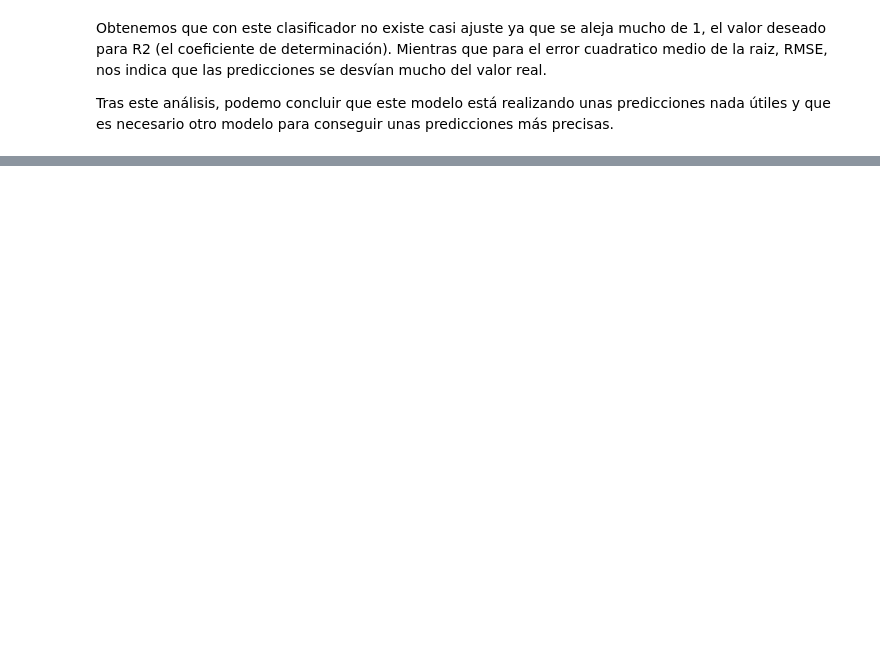
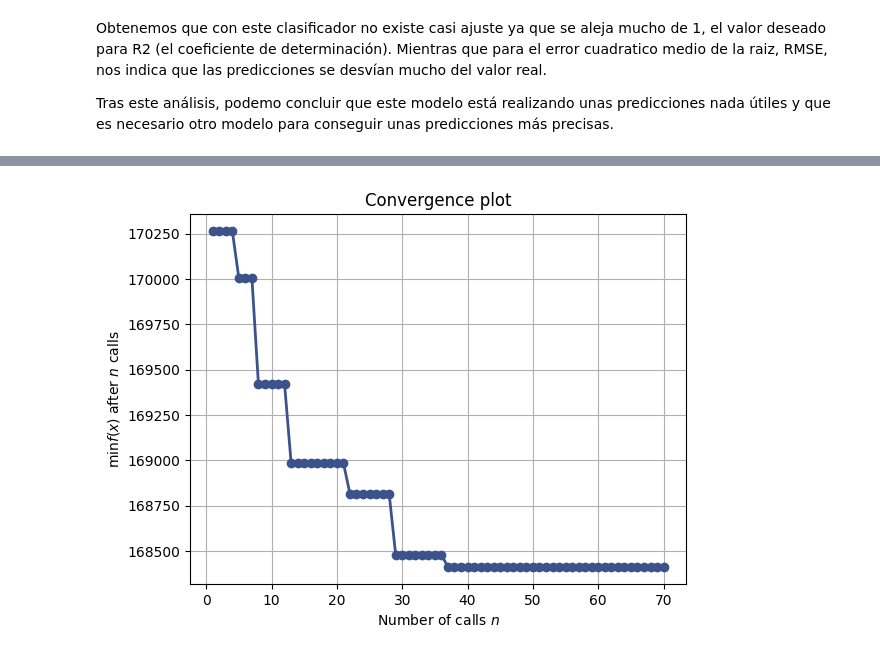
Before and after one commit to celiiaaa/Energy_Prediction_System, a Jupyter notebook: main.ipynb, the cells around one changed output, grey strips where cells are left out. Saved outputs shown, nothing was run; the diff lists cells and outputs as text; code cells hidden in the pictures; blank space fills up the shorter version.

Commit message:
modelos

```diff
--- a/main.ipynb
+++ b/main.ipynb
@@ -372,0 +610,15 @@ y_pred = dummy_regr.predict(X_test)
+# %%
+regr_svm_radial = SVR()
+np.random.seed(49)
+
+# Entrenamos el modelo
+regr_svm_radial.fit(X_train_scaled, y_train)
+# Obtenemos las predicciones sobre el conjunto de prueba
+y_test_pred = regr_svm_radial.predict(X_test_scaled)
+# Métricas de evaluación
+rmse_svm_radial = np.sqrt(metrics.mean_squared_error(y_test, y_test_pred))
+r2_svm_radial = metrics.r2_score(y_test, y_test_pred)
+
+# Imprimimos resultados
+print(f"RMSE of the tree: {rmse_svm_radial}")
+print(f"R2 of the tree: {r2_svm_radial}")
@@ -372,0 +716,23 @@ y_pred = dummy_regr.predict(X_test)
+# %%
+from skopt import BayesSearchCV
+from skopt.space import Integer
+from sklearn.model_selection import KFold
+np.int = int
+
+# Search space with integer uniform distributions
+param_grid = {'max_depth': Integer(2,20),
+              'min_samples_split': Integer(20,100)}
+
+inner = KFold(n_splits=3, shuffle=True, random_state=42)
+
+# Cambiamos otra vez el budget y el tipo de busqueda
+budget = 70
+regr_tree_hpo_bayes = BayesSearchCV(tree.DecisionTreeRegressor(),
+                    param_grid,
+                    scoring='neg_mean_squared_error',
+                    cv=inner,
+                    n_jobs=-1, verbose=1,
+                    n_iter=budget
+                    )
+np.random.seed(49)
+regr_tree_hpo_bayes.fit(X=X_train, y=y_train)
@@ -372,0 +797,7 @@ y_pred = dummy_regr.predict(X_test)
+# %%
+from skopt.plots import plot_objective, plot_histogram, plot_convergence
+# Podemos comprobar si la optimización ha convergido
+_ = plot_convergence(regr_tree_hpo_bayes.optimizer_results_[0])
+plt.show()
+# %% [output]
+[figure, added]
```
Also changed, not shown: parts of 93 cells of this notebook, 1 other file.
